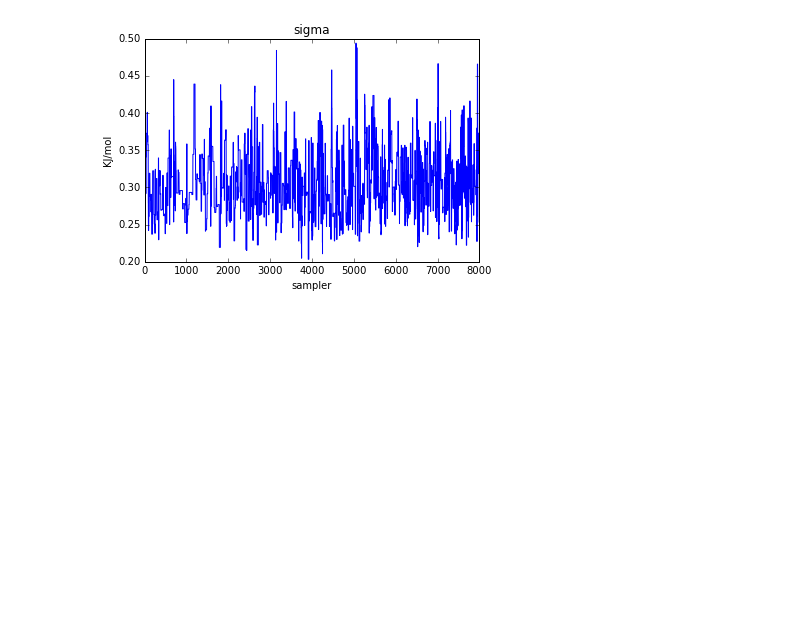
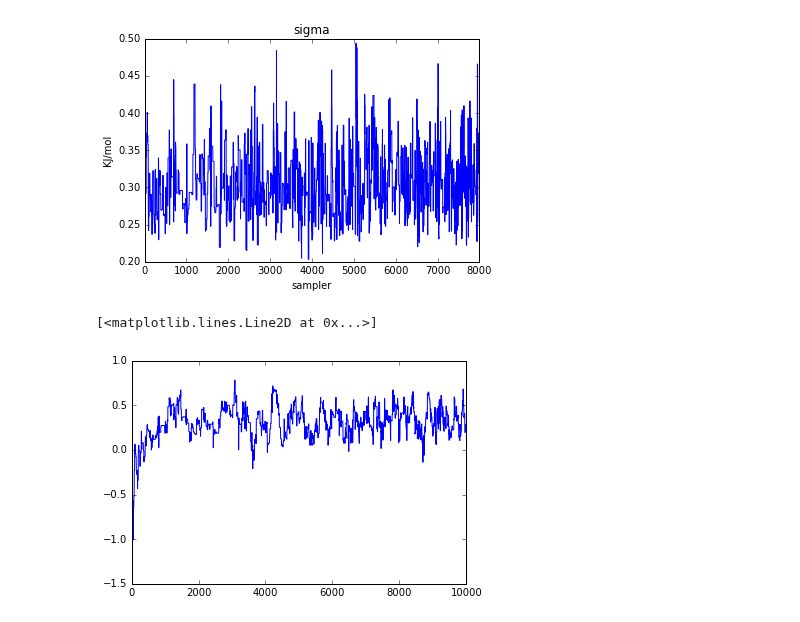
Before and after one commit to choderalab/torsionfit, a Jupyter notebook: examples/butane/decouple_n.ipynb, the cells around one changed output. Saved outputs shown, nothing was run; the diff lists cells and outputs as text; code cells hidden in the pictures; blank space fills up the shorter version.

```diff
--- a/examples/butane/decouple_n.ipynb
+++ b/examples/butane/decouple_n.ipynb
@@ -142,3 +148,10 @@ plt.ylabel('KJ/mol')
 plt.savefig('sigma_decouple_n.png')
 # %% [output]
 [figure]
+# %%
+db = sqlite_plus.load('butane_decouple_n.database')
+# %%
+plt.plot(db.BUTA1_offset[:])
+# %% [output]
+[<matplotlib.lines.Line2D at 0x...>]
+[figure, added]
```
Also changed, not shown: parts of 2 cells of this notebook, 6 other files.
